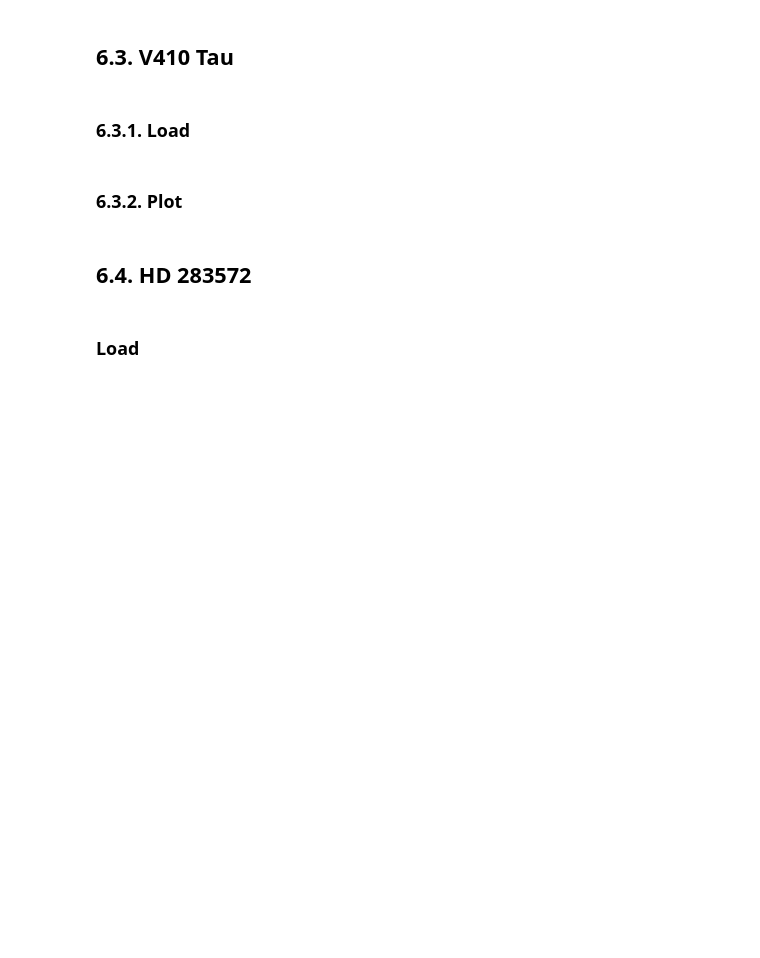
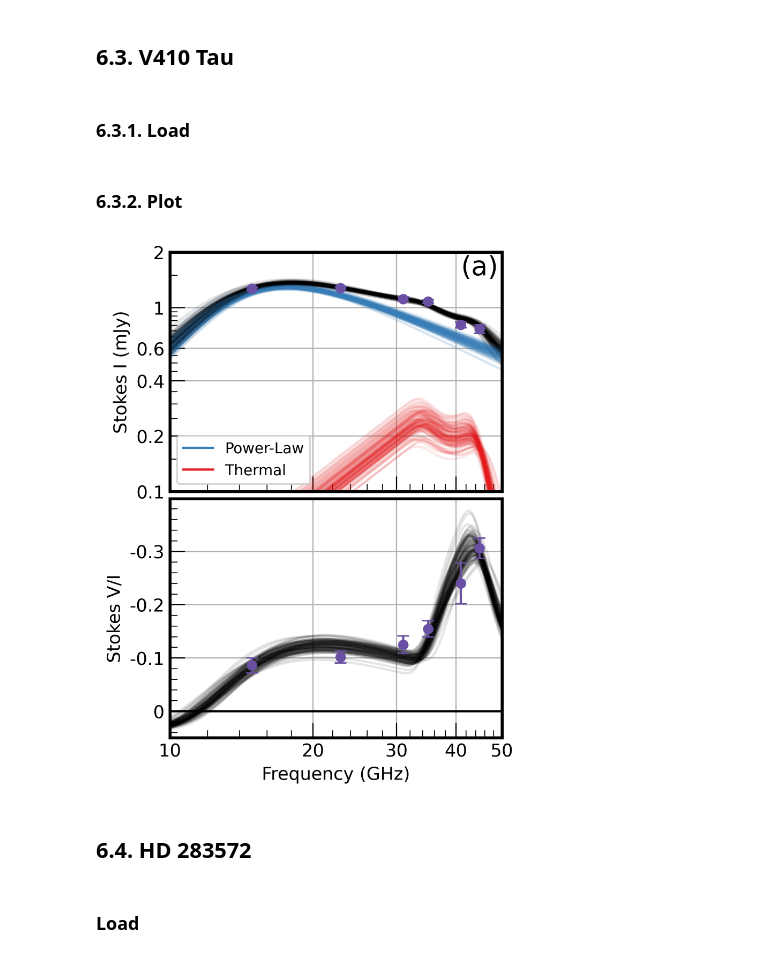
Before and after one commit to WWGolay/thermal-gs, a Jupyter notebook: _sources/notebooks/wtt_seds.ipynb, the cells around one changed output. Saved outputs shown, nothing was run; the diff lists cells and outputs as text; code cells hidden in the pictures; blank space fills up the shorter version.

```diff
--- a/_sources/notebooks/wtt_seds.ipynb
+++ b/_sources/notebooks/wtt_seds.ipynb
@@ -87,34 +87,36 @@ ax[1].set_xlabel('Frequency (GHz)')
 ax[1].set_ylabel('Stokes V/I')
 ax[1].set_ylim(0.05, -0.399)
 
 ax[1].set_xscale('log')
 ax[1].xaxis.set_major_formatter(mpl.ticker.ScalarFormatter())
 ax[1].xaxis.set_minor_formatter(mpl.ticker.NullFormatter())
 ax[1].yaxis.set_major_formatter(mpl.ticker.FormatStrFormatter('%3.3g'))
 ax[1].yaxis.set_minor_formatter(mpl.ticker.NullFormatter())
 ax[1].xaxis.set_major_locator(mpl.ticker.LogLocator(base=10, numticks=5, subs=[1, 2, 3, 4, 5]))
 ax[1].xaxis.set_minor_locator(mpl.ticker.LogLocator(base=10, numticks=25, subs=np.arange(1, 25)*0.2))
 ax[1].yaxis.set_major_locator(mpl.ticker.MultipleLocator(0.1))
 ax[1].yaxis.set_minor_locator(mpl.ticker.MultipleLocator(0.02))
 ax[1].grid()
 
 for i in range(len(Vpwr_models)):
     ax[1].plot(freqs_model, (Vpwr_models[i]+Vth_models[i])/(Ipwr_models[i]+Ith_models[i]), color='black', alpha=0.1)
 ax[1].errorbar(freqs_obs, V_obs/I_obs, yerr=np.sqrt((sI_obs/I_obs)**2+(sV_obs/V_obs)**2)*np.abs(V_obs/I_obs),
     marker='o', color=cmap(0.75), linestyle='')
 
 
 # Final setup
 handles,labels = ax[0].get_legend_handles_labels()
 by_label = dict(zip(labels, handles))
 legend = ax[0].legend(by_label.values(), by_label.keys(), loc='lower left')
 legend.legendHandles[0].set_alpha(1)
 legend.legendHandles[1].set_alpha(1)
-ax[0].text(22, 1.5, '(a) V410 Tau', fontsize=18)
+ax[0].text(41, 1.5, '(a)', fontsize=18)
 fig.set_facecolor('white')
 plt.savefig('../figures/V410Tau_SED.png', bbox_inches='tight')
 plt.savefig('../figures/V410Tau_SED.pdf', bbox_inches='tight')
 plt.show()
+# %% [output]
+[figure, added]
 # %% [markdown]
 ## 6.4. HD 283572
 # %% [markdown]
```
Also changed, not shown: parts of 1 cell of this notebook, 45 other files.
